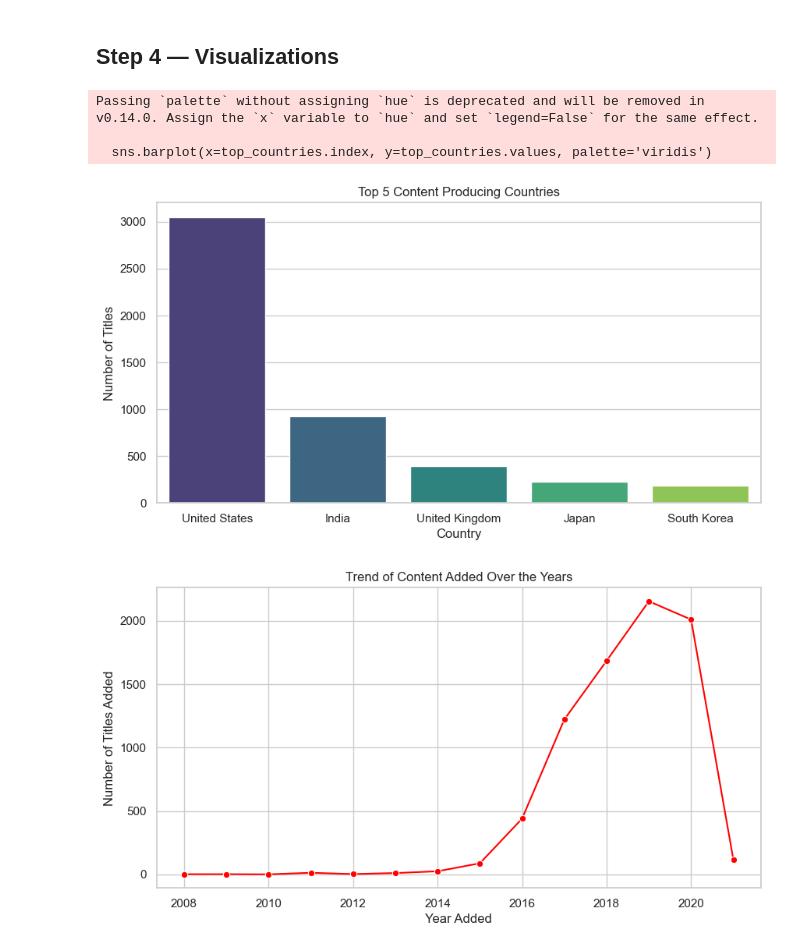
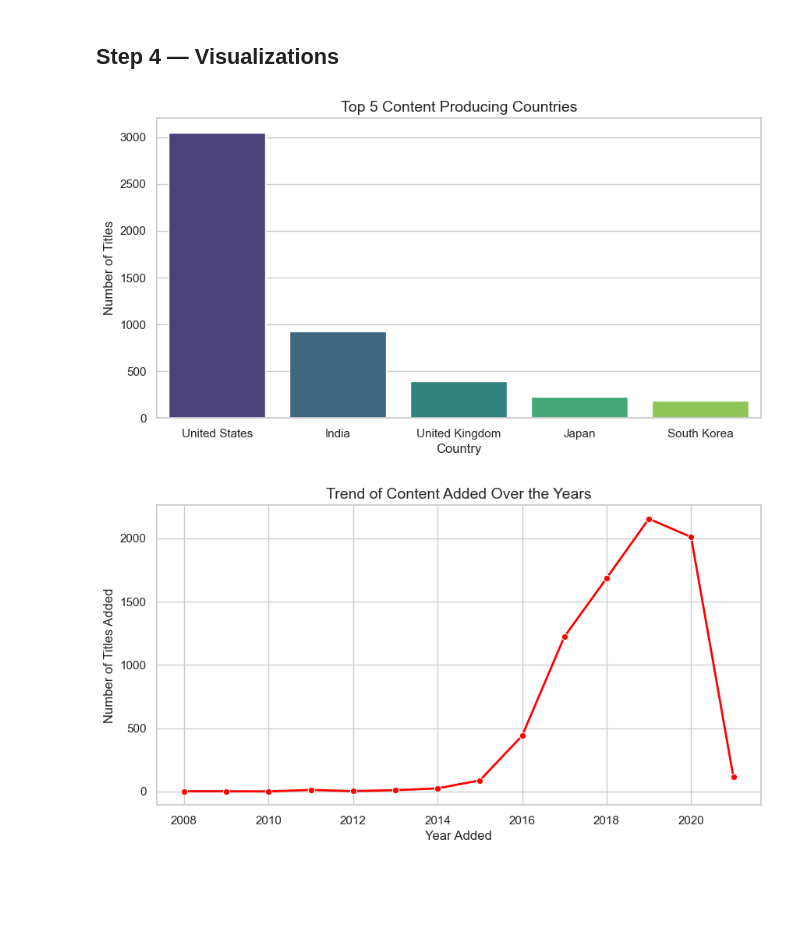
Before and after one commit to SHAURYASANYAL3/Netflix-EDA, a Jupyter notebook: netflix_eda.ipynb, the cells around one changed output. Cells and saved outputs as stored; diff of their text form; code cells hidden in the pictures; blank space fills up the shorter version.

```diff
--- a/netflix_eda.ipynb
+++ b/netflix_eda.ipynb
@@ -10,10 +10,14 @@ import pandas as pd
 import numpy as np
 import matplotlib.pyplot as plt
 import seaborn as sns
+import warnings
+
+# Suppress minor warnings for a cleaner notebook output
+warnings.filterwarnings('ignore')
 
 # Set style for visualizations
 sns.set_theme(style="whitegrid")
-plt.rcParams['figure.figsize'] = (10, 6)
+plt.rcParams['figure.figsize'] = (12, 7)
 
 # Load the dataset
 df = pd.read_csv("netflix_titles.csv")
@@ -111,11 +116,12 @@ df.drop(columns=['show_id'], inplace=True)
 # Convert 'date_added' to datetime
 df['date_added'] = pd.to_datetime(df['date_added'].str.strip(), format='%B %d, %Y', errors='coerce')
 
-# Create 'year_added' column
+# Create 'year_added' and 'month_added' columns
 df['year_added'] = df['date_added'].dt.year
+df['month_added'] = df['date_added'].dt.month
 
-# Create 'duration_num' (extract number from duration)
-df['duration_num'] = df['duration'].str.extract('(\d+)').astype(float)
+# Create 'duration_num' (extract number from duration using raw string to prevent SyntaxWarning)
+df['duration_num'] = df['duration'].str.extract(r'(\d+)').astype(float)
 
 print("Missing values after cleaning:\n", df.isnull().sum())
 # %% [output]
@@ -210,27 +217,26 @@ print(oldest_movies)
 ## Step 4 — Visualizations
 # %%
 # 1. Bar Chart: Top 5 countries producing content
+# (Using hue and legend=False to fix FutureWarning)
 plt.figure(figsize=(10, 5))
-sns.barplot(x=top_countries.index, y=top_countries.values, palette='viridis')
-plt.title('Top 5 Content Producing Countries')
-plt.xlabel('Country')
-plt.ylabel('Number of Titles')
+sns.barplot(x=top_countries.index, y=top_countries.values, hue=top_countries.index, legend=False, palette='viridis')
+plt.title('Top 5 Content Producing Countries', fontsize=14)
+plt.xlabel('Country', fontsize=12)
+plt.ylabel('Number of Titles', fontsize=12)
 plt.show()
 # %% [output]
-Passing `palette` without assigning `hue` is deprecated and will be removed in v0.14.0. Assign the `x` variable to `hue` and set `legend=False` for the same effect.
-
-  sns.barplot(x=top_countries.index, y=top_countries.values, palette='viridis')
-[figure, old version]
+[figure, new version]
 # %%
 # 2. Line Chart: Trend of content added over the years
 plt.figure(figsize=(10, 5))
-sns.lineplot(x=yearly_trend.index, y=yearly_trend.values, marker='o', color='red')
-plt.title('Trend of Content Added Over the Years')
-plt.xlabel('Year Added')
-plt.ylabel('Number of Titles Added')
+sns.lineplot(x=yearly_trend.index, y=yearly_trend.values, marker='o', color='red', linewidth=2)
+plt.title('Trend of Content Added Over the Years', fontsize=14)
+plt.xlabel('Year Added', fontsize=12)
+plt.ylabel('Number of Titles Added', fontsize=12)
+plt.xticks(np.arange(min(yearly_trend.index), max(yearly_trend.index)+1, 2))
 plt.show()
 # %% [output]
-[figure, old version]
+[figure, new version]
 # %%
 # 3. Pie Chart: Ratio of Movies vs TV Shows
 plt.figure(figsize=(8, 8))
```
Also changed, not shown: parts of 10 cells of this notebook.
